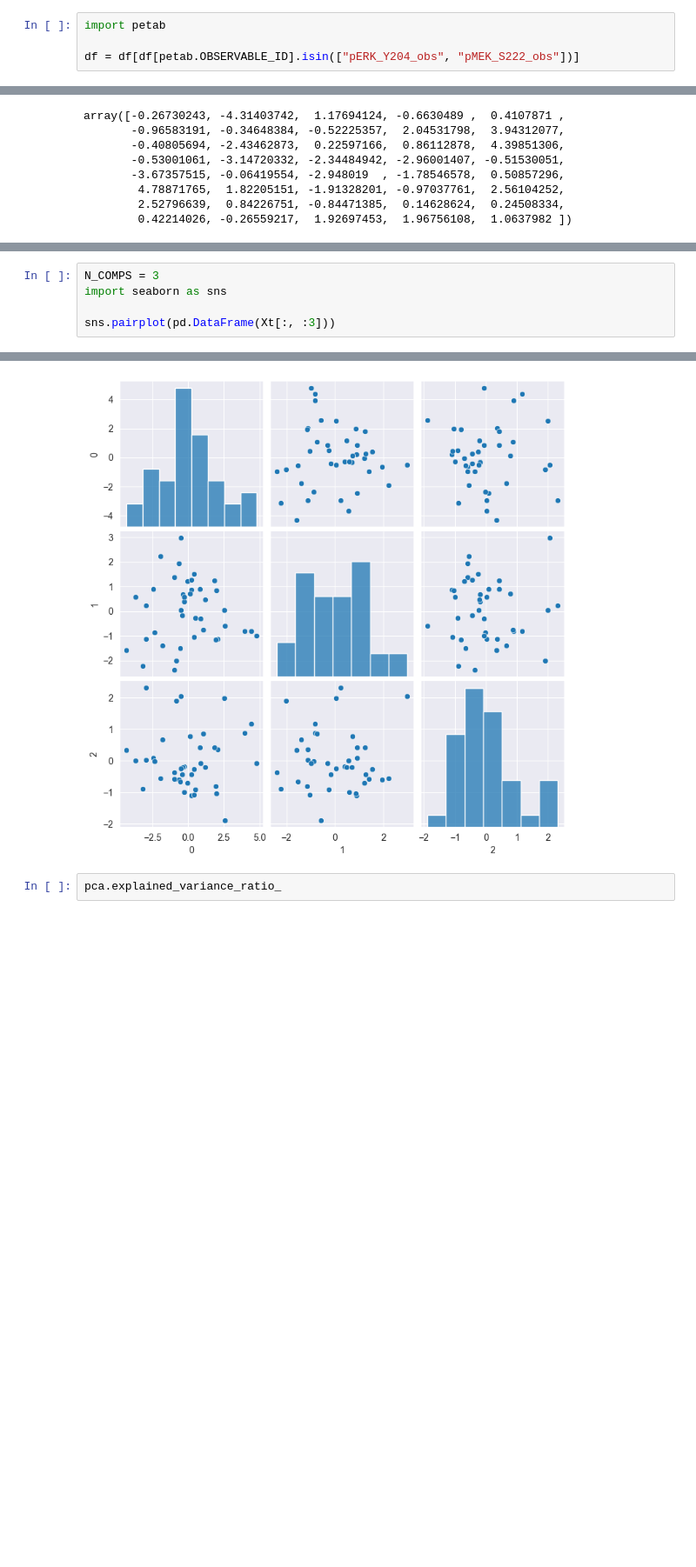
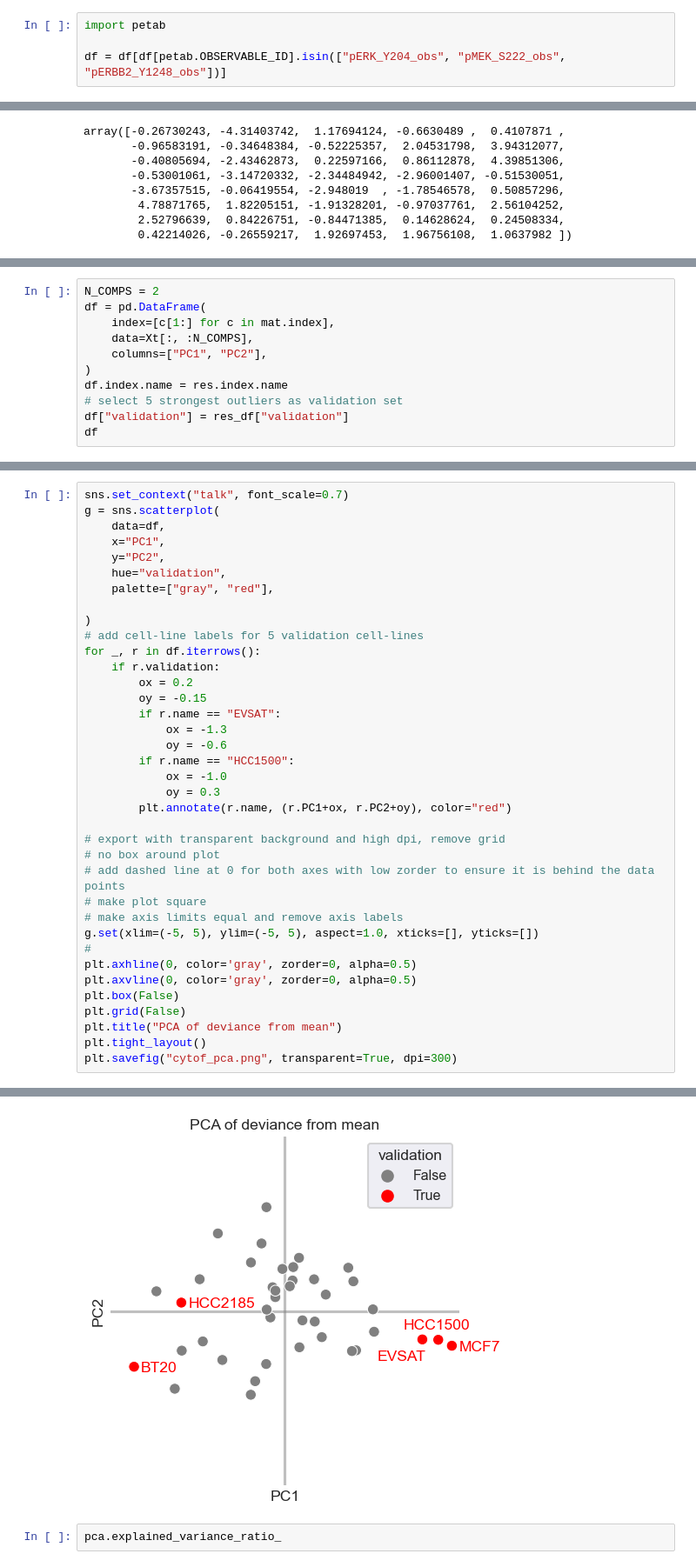
Before and after one commit to frohlich-lab/DeepMechanisticModels, a Jupyter notebook: Old - Jupyter Notebooks/Cytof Data Analysis.ipynb, the cells around one changed output, grey strips where cells are left out. Shown at 87% size. Saved outputs shown, nothing was run; the diff lists cells and outputs as text; blank space fills up the shorter version.

```diff
--- a/Old - Jupyter Notebooks/Cytof Data Analysis.ipynb
+++ b/Old - Jupyter Notebooks/Cytof Data Analysis.ipynb
@@ -13,7 +20,7 @@ df = files["measurement_table"]
 # %%
 import petab
 
-df = df[df[petab.OBSERVABLE_ID].isin(["pERK_Y204_obs", "pMEK_S222_obs"])]
+df = df[df[petab.OBSERVABLE_ID].isin(["pERK_Y204_obs", "pMEK_S222_obs", "pERBB2_Y1248_obs"])]
 # %%
 df
 # %% [output]
@@ -219,0 +256,11 @@ array([-0.26730243, -4.31403742,  1.17694124, -0.6630489 ,  0.4107871 ,
+# %%
+N_COMPS = 2
+df = pd.DataFrame(
+    index=[c[1:] for c in mat.index],
+    data=Xt[:, :N_COMPS],
+    columns=["PC1", "PC2"],
+)
+df.index.name = res.index.name
+# select 5 strongest outliers as validation set
+df["validation"] = res_df["validation"]
+df
@@ -220,6 +286,38 @@ array([-0.26730243, -4.31403742,  1.17694124, -0.6630489 ,  0.4107871 ,
 # %%
-N_COMPS = 3
-import seaborn as sns
+sns.set_context("talk", font_scale=0.7)
+g = sns.scatterplot(
+    data=df,
+    x="PC1",
+    y="PC2",
+    hue="validation",
+    palette=["gray", "red"],
 
-sns.pairplot(pd.DataFrame(Xt[:, :3]))
+)
+# add cell-line labels for 5 validation cell-lines
+for _, r in df.iterrows():
+    if r.validation:
+        ox = 0.2
+        oy = -0.15
+        if r.name == "EVSAT":
+            ox = -1.3
+            oy = -0.6
+        if r.name == "HCC1500":
+            ox = -1.0
+            oy = 0.3
+        plt.annotate(r.name, (r.PC1+ox, r.PC2+oy), color="red")
+
+# export with transparent background and high dpi, remove grid
+# no box around plot
+# add dashed line at 0 for both axes with low zorder to ensure it is behind the data points
+# make plot square
+# make axis limits equal and remove axis labels
+g.set(xlim=(-5, 5), ylim=(-5, 5), aspect=1.0, xticks=[], yticks=[])
+#
+plt.axhline(0, color='gray', zorder=0, alpha=0.5)
+plt.axvline(0, color='gray', zorder=0, alpha=0.5)
+plt.box(False)
+plt.grid(False)
+plt.title("PCA of deviance from mean")
+plt.tight_layout()
+plt.savefig("cytof_pca.png", transparent=True, dpi=300)
 # %% [output]
@@ -227,4 +324,4 @@ sns.pairplot(pd.DataFrame(Xt[:, :3]))
-[figure, old version]
+[figure, new version]
 # %%
 pca.explained_variance_ratio_
 # %% [output]
```
Also changed, not shown: parts of 9 cells of this notebook.
